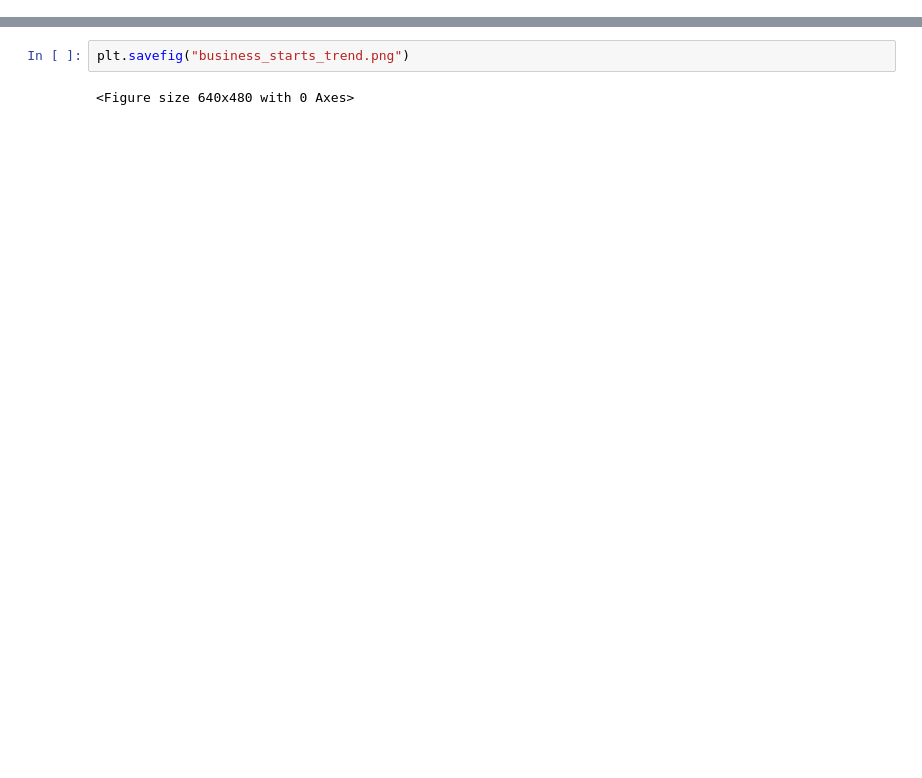
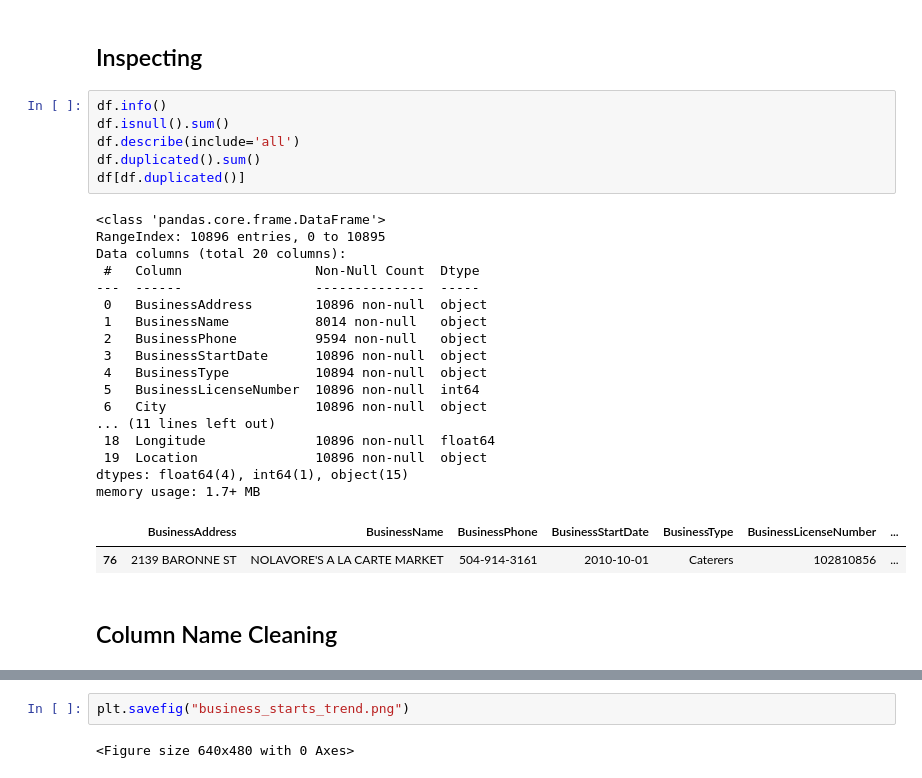
Before and after one commit to HCBrooks-lab/nola_occ_lic25, a Jupyter notebook: nola_occ_lic_analysis.ipynb, the cells around one changed output, grey strips where cells are left out. Cells and saved outputs as stored; diff of their text form; blank space fills up the shorter version.

```diff
--- a/nola_occ_lic_analysis.ipynb
+++ b/nola_occ_lic_analysis.ipynb
@@ -15,3 +15,33 @@ df.head()
 | 2 | 2555 VALENCE ST | LOUANGER | (503) 867-6923 | 2025-02-01 | Bed & Breakfast Inns | 106124978 | ... |
 | 3 | 650 S ROCHEBLAVE ST | NOLA FROZEN TIME PHOTOGRAPHY | (504) 892-3220 | 2025-03-27 | Photography Studios, Portrait | 106022854 | ... |
 | 4 | 3317 MAGAZINE ST | A VARGAS BODY SHOP | 504-891-2606 | 1980-02-03 | Automotive Body, Paint & Interior... | 101117693 | ... |
+# %% [markdown]
+## Inspecting
+# %%
+df.info()
+df.isnull().sum()
+df.describe(include='all')
+df.duplicated().sum()
+df[df.duplicated()]
+# %% [output]
+<class 'pandas.core.frame.DataFrame'>
+RangeIndex: 10896 entries, 0 to 10895
+Data columns (total 20 columns):
+ #   Column                 Non-Null Count  Dtype
+---  ------                 --------------  -----
+ 0   BusinessAddress        10896 non-null  object
+ 1   BusinessName           8014 non-null   object
+ 2   BusinessPhone          9594 non-null   object
+ 3   BusinessStartDate      10896 non-null  object
+ 4   BusinessType           10894 non-null  object
+ 5   BusinessLicenseNumber  10896 non-null  int64
+ 6   City                   10896 non-null  object
+... (11 lines left out)
+ 18  Longitude              10896 non-null  float64
+ 19  Location               10896 non-null  object
+dtypes: float64(4), int64(1), object(15)
+memory usage: 1.7+ MB
+|  | BusinessAddress | BusinessName | BusinessPhone | BusinessStartDate | BusinessType | BusinessLicenseNumber | ... |
+| 76 | 2139 BARONNE ST | NOLAVORE'S A LA CARTE MARKET | 504-914-3161 | 2010-10-01 | Caterers | 102810856 | ... |
+# %% [markdown]
+## Column Name Cleaning
```
Also changed, not shown: parts of 23 cells of this notebook.
